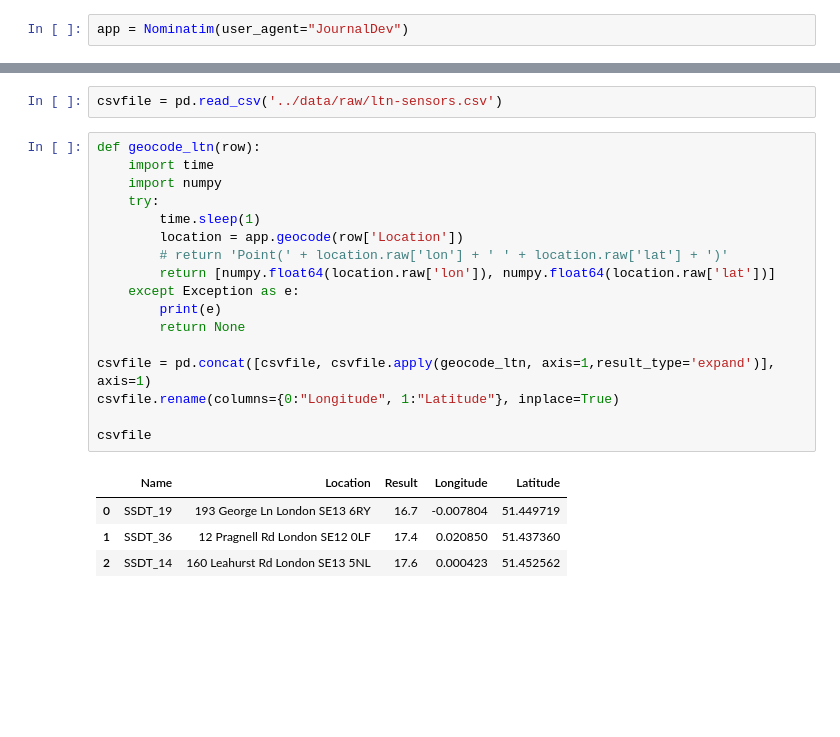
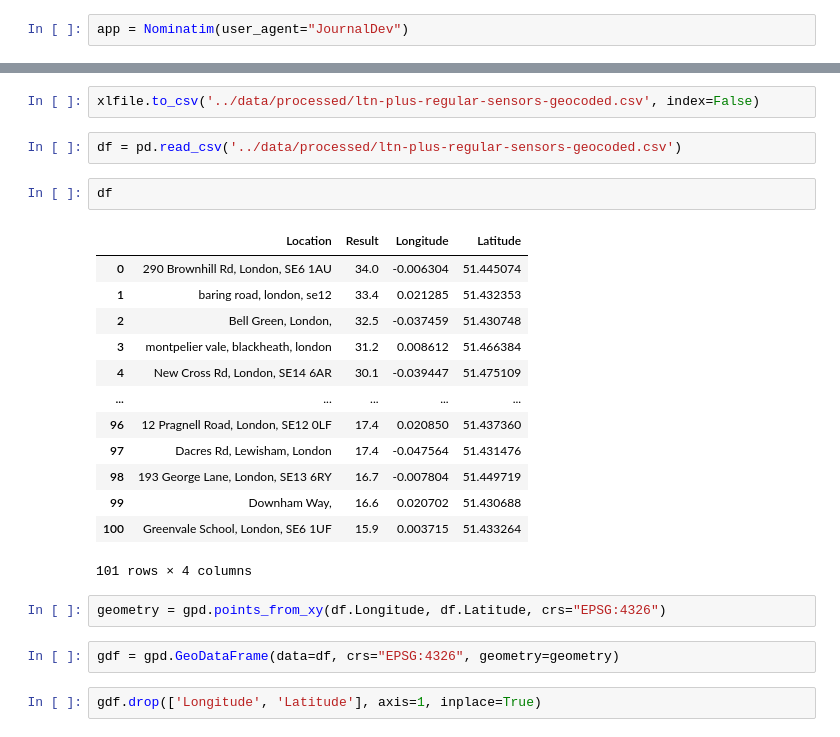
Before and after one commit to lb-lewisham/diffusion-tubes, a Jupyter notebook: notebooks/1.0-jl-geocoder.ipynb, the cells around one changed output, grey strips where cells are left out. Drawn from its saved outputs; the diff is of its cells as text; blank space fills up the shorter version.

```diff
--- a/notebooks/1.0-jl-geocoder.ipynb
+++ b/notebooks/1.0-jl-geocoder.ipynb
@@ -6,24 +94,26 @@ app = Nominatim(user_agent="JournalDev")
+# %%
+xlfile.to_csv('../data/processed/ltn-plus-regular-sensors-geocoded.csv', index=False)
 # %%
-csvfile = pd.read_csv('../data/raw/ltn-sensors.csv')
+df = pd.read_csv('../data/processed/ltn-plus-regular-sensors-geocoded.csv')
-# %%
-def geocode_ltn(row):
-    import time
-    import numpy
-    try:
-        time.sleep(1)
-        location = app.geocode(row['Location'])
-        # return 'Point(' + location.raw['lon'] + ' ' + location.raw['lat'] + ')'
-        return [numpy.float64(location.raw['lon']), numpy.float64(location.raw['lat'])]
-    except Exception as e:
-        print(e)
-        return None
-
-csvfile = pd.concat([csvfile, csvfile.apply(geocode_ltn, axis=1,result_type='expand')], axis=1)
-csvfile.rename(columns={0:"Longitude", 1:"Latitude"}, inplace=True)
-
-csvfile
-# %% [output]
-|  | Name | Location | Result | Longitude | Latitude |
-| 0 | SSDT_19 | 193 George Ln London SE13 6RY | 16.7 | -0.007804 | 51.449719 |
-| 1 | SSDT_36 | 12 Pragnell Rd London SE12 0LF | 17.4 | 0.020850 | 51.437360 |
-| 2 | SSDT_14 | 160 Leahurst Rd London SE13 5NL | 17.6 | 0.000423 | 51.452562 |
+# %%
+df
+# %% [output]
+|  | Location | Result | Longitude | Latitude |
+| 0 | 290 Brownhill Rd, London, SE6 1AU | 34.0 | -0.006304 | 51.445074 |
+| 1 | baring road, london, se12 | 33.4 | 0.021285 | 51.432353 |
+| 2 | Bell Green, London, | 32.5 | -0.037459 | 51.430748 |
+| 3 | montpelier vale, blackheath, london | 31.2 | 0.008612 | 51.466384 |
+| 4 | New Cross Rd, London, SE14 6AR | 30.1 | -0.039447 | 51.475109 |
+| ... | ... | ... | ... | ... |
+| 96 | 12 Pragnell Road, London, SE12 0LF | 17.4 | 0.020850 | 51.437360 |
+| 97 | Dacres Rd, Lewisham, London | 17.4 | -0.047564 | 51.431476 |
+| 98 | 193 George Lane, London, SE13 6RY | 16.7 | -0.007804 | 51.449719 |
+| 99 | Downham Way, | 16.6 | 0.020702 | 51.430688 |
+| 100 | Greenvale School, London, SE6 1UF | 15.9 | 0.003715 | 51.433264 |
+101 rows × 4 columns
+# %%
+geometry = gpd.points_from_xy(df.Longitude, df.Latitude, crs="EPSG:4326")
+# %%
+gdf = gpd.GeoDataFrame(data=df, crs="EPSG:4326", geometry=geometry)
+# %%
+gdf.drop(['Longitude', 'Latitude'], axis=1, inplace=True)
```
Also changed, not shown: parts of 24 cells of this notebook, 10 other files.
